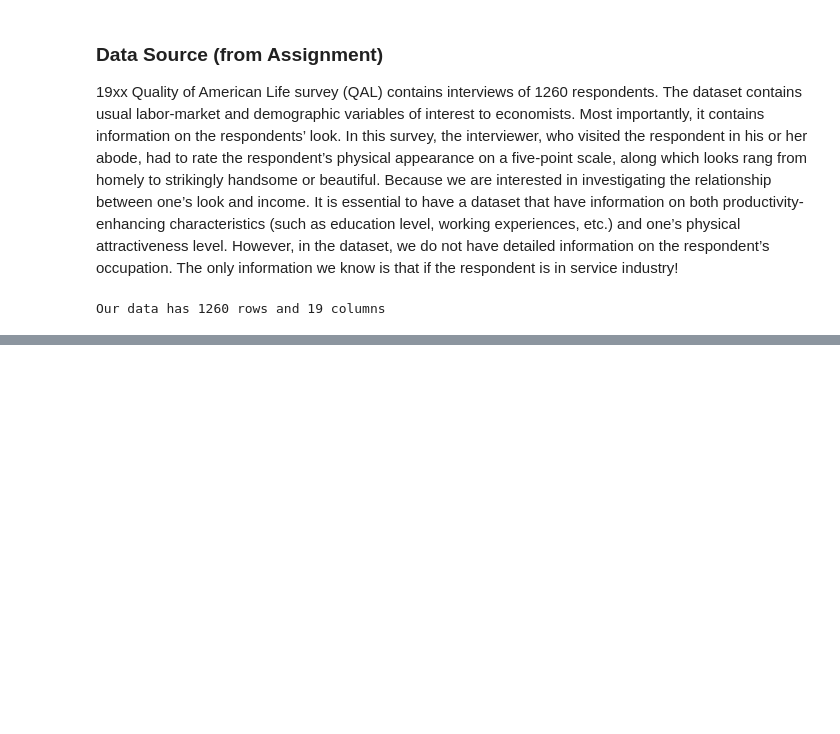
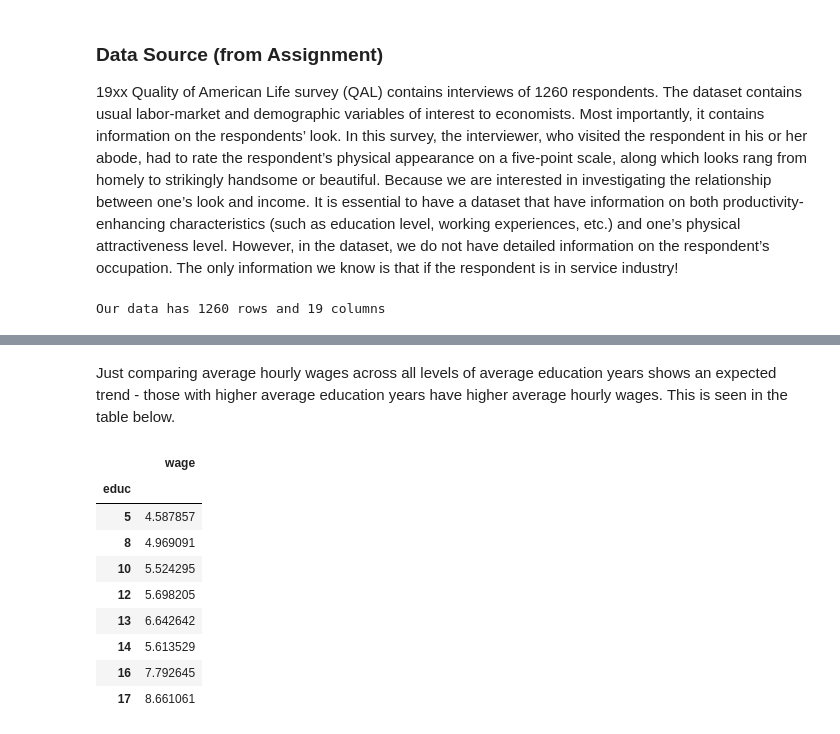
Before and after one commit to shrutirao94/beauty-and-the-labour-market, a Jupyter notebook: Beauty and the Labour Market.ipynb, the cells around one changed output, grey strips where cells are left out. Cells and saved outputs as stored; diff of their text form; code cells hidden in the pictures; blank space fills up the shorter version.

```diff
--- a/Beauty and the Labour Market.ipynb
+++ b/Beauty and the Labour Market.ipynb
@@ -82,0 +148,16 @@ wage_looks
+# %% [markdown]
+Just comparing average hourly wages across all levels of average education years shows an expected trend - those with higher average education years have higher average hourly wages. This is seen in the table below.
+# %%
+education_looks = pd.pivot_table(data, index = ['educ'], values='wage')
+education_looks
+# %% [output]
+|  | wage |
+| educ |  |
+| 5 | 4.587857 |
+| 8 | 4.969091 |
+| 10 | 5.524295 |
+| 12 | 5.698205 |
+| 13 | 6.642642 |
+| 14 | 5.613529 |
+| 16 | 7.792645 |
+| 17 | 8.661061 |
```
Also changed, not shown: parts of 10 cells of this notebook.
